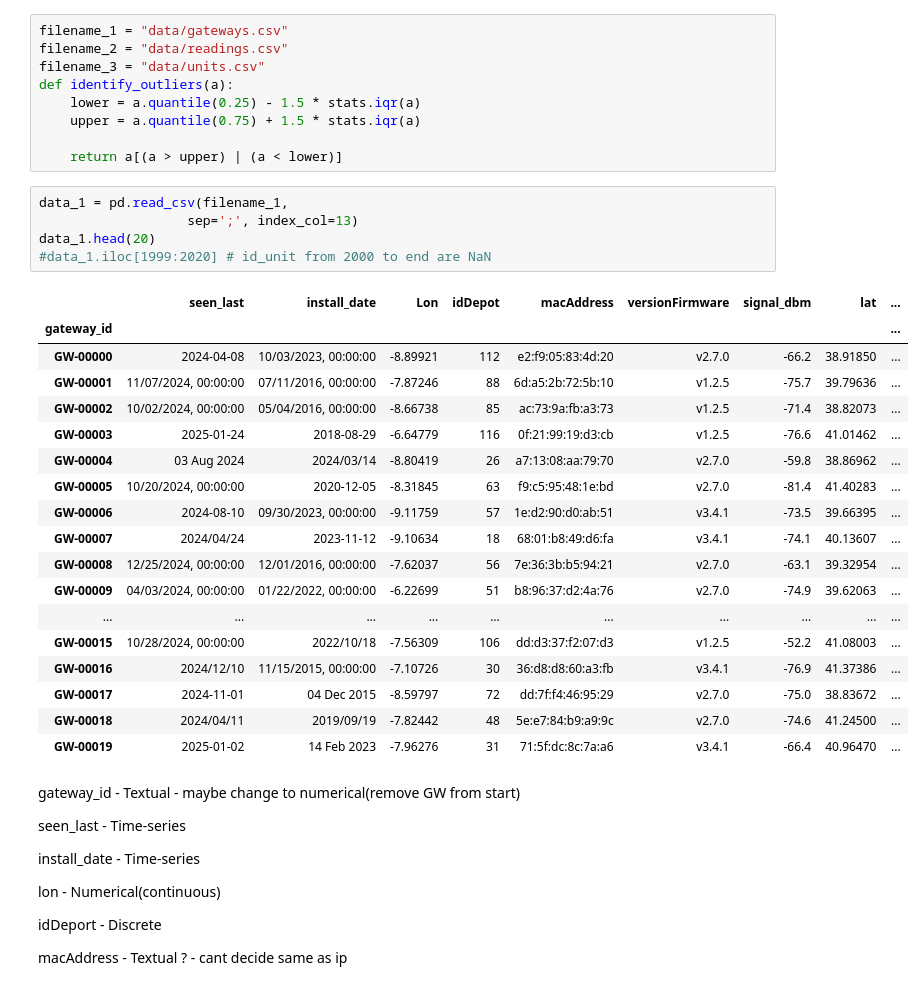
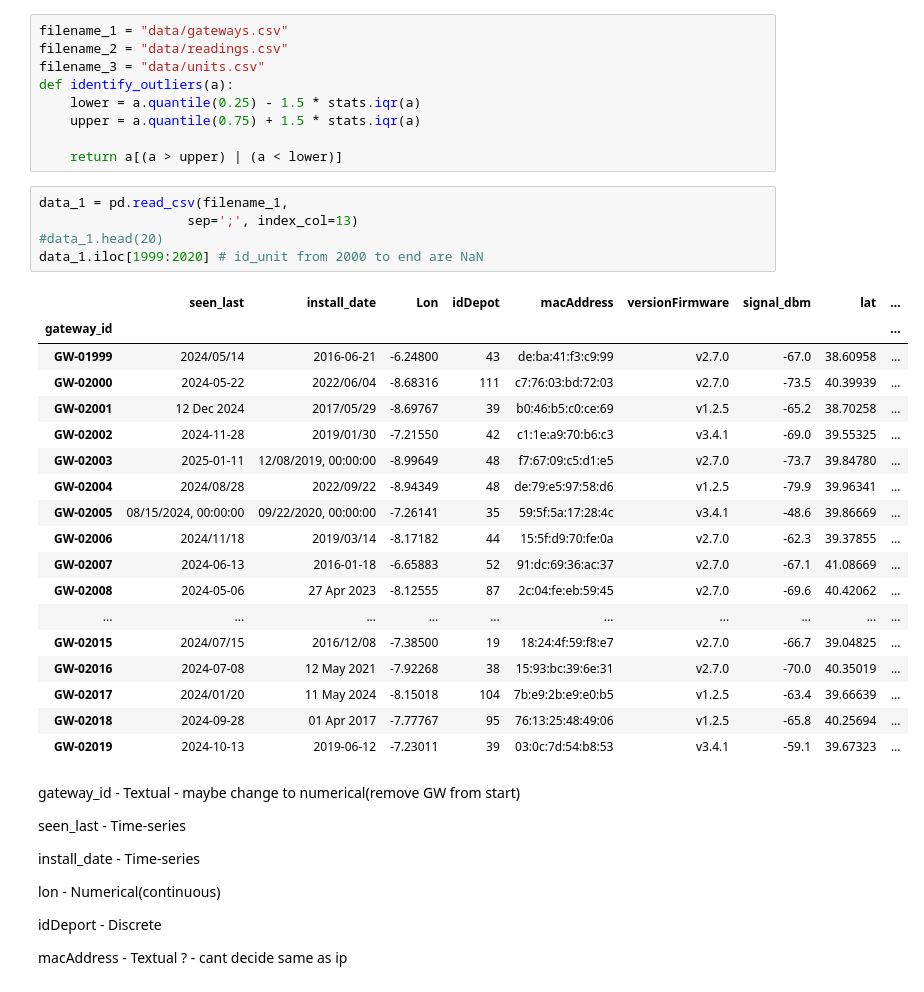
Before and after one commit to Walorean/Iau_project, a Jupyter notebook: test.ipynb, the cells around one changed output. Saved outputs shown, nothing was run; the diff lists cells and outputs as text.

```diff
--- a/test.ipynb
+++ b/test.ipynb
@@ -22,27 +22,27 @@ def identify_outliers(a):
 # %%
 data_1 = pd.read_csv(filename_1,
                    sep=';', index_col=13)
-data_1.head(20)
-#data_1.iloc[1999:2020] # id_unit from 2000 to end are NaN
+#data_1.head(20)
+data_1.iloc[1999:2020] # id_unit from 2000 to end are NaN
 # %% [output]
 |  | seen_last | install_date | Lon | idDepot | macAddress | versionFirmware | signal_dbm | lat | ... |
 | gateway_id |  |  |  |  |  |  |  |  | ... |
-| GW-00000 | 2024-04-08 | 10/03/2023, 00:00:00 | -8.89921 | 112 | e2:f9:05:83:4d:20 | v2.7.0 | -66.2 | 38.91850 | ... |
-| GW-00001 | 11/07/2024, 00:00:00 | 07/11/2016, 00:00:00 | -7.87246 | 88 | 6d:a5:2b:72:5b:10 | v1.2.5 | -75.7 | 39.79636 | ... |
-| GW-00002 | 10/02/2024, 00:00:00 | 05/04/2016, 00:00:00 | -8.66738 | 85 | ac:73:9a:fb:a3:73 | v1.2.5 | -71.4 | 38.82073 | ... |
-| GW-00003 | 2025-01-24 | 2018-08-29 | -6.64779 | 116 | 0f:21:99:19:d3:cb | v1.2.5 | -76.6 | 41.01462 | ... |
-| GW-00004 | 03 Aug 2024 | 2024/03/14 | -8.80419 | 26 | a7:13:08:aa:79:70 | v2.7.0 | -59.8 | 38.86962 | ... |
-| GW-00005 | 10/20/2024, 00:00:00 | 2020-12-05 | -8.31845 | 63 | f9:c5:95:48:1e:bd | v2.7.0 | -81.4 | 41.40283 | ... |
-| GW-00006 | 2024-08-10 | 09/30/2023, 00:00:00 | -9.11759 | 57 | 1e:d2:90:d0:ab:51 | v3.4.1 | -73.5 | 39.66395 | ... |
-| GW-00007 | 2024/04/24 | 2023-11-12 | -9.10634 | 18 | 68:01:b8:49:d6:fa | v3.4.1 | -74.1 | 40.13607 | ... |
-| GW-00008 | 12/25/2024, 00:00:00 | 12/01/2016, 00:00:00 | -7.62037 | 56 | 7e:36:3b:b5:94:21 | v2.7.0 | -63.1 | 39.32954 | ... |
-| GW-00009 | 04/03/2024, 00:00:00 | 01/22/2022, 00:00:00 | -6.22699 | 51 | b8:96:37:d2:4a:76 | v2.7.0 | -74.9 | 39.62063 | ... |
+| GW-01999 | 2024/05/14 | 2016-06-21 | -6.24800 | 43 | de:ba:41:f3:c9:99 | v2.7.0 | -67.0 | 38.60958 | ... |
+| GW-02000 | 2024-05-22 | 2022/06/04 | -8.68316 | 111 | c7:76:03:bd:72:03 | v2.7.0 | -73.5 | 40.39939 | ... |
+| GW-02001 | 12 Dec 2024 | 2017/05/29 | -8.69767 | 39 | b0:46:b5:c0:ce:69 | v1.2.5 | -65.2 | 38.70258 | ... |
+| GW-02002 | 2024-11-28 | 2019/01/30 | -7.21550 | 42 | c1:1e:a9:70:b6:c3 | v3.4.1 | -69.0 | 39.55325 | ... |
+| GW-02003 | 2025-01-11 | 12/08/2019, 00:00:00 | -8.99649 | 48 | f7:67:09:c5:d1:e5 | v2.7.0 | -73.7 | 39.84780 | ... |
+| GW-02004 | 2024/08/28 | 2022/09/22 | -8.94349 | 48 | de:79:e5:97:58:d6 | v1.2.5 | -79.9 | 39.96341 | ... |
+| GW-02005 | 08/15/2024, 00:00:00 | 09/22/2020, 00:00:00 | -7.26141 | 35 | 59:5f:5a:17:28:4c | v3.4.1 | -48.6 | 39.86669 | ... |
+| GW-02006 | 2024/11/18 | 2019/03/14 | -8.17182 | 44 | 15:5f:d9:70:fe:0a | v2.7.0 | -62.3 | 39.37855 | ... |
+| GW-02007 | 2024-06-13 | 2016-01-18 | -6.65883 | 52 | 91:dc:69:36:ac:37 | v2.7.0 | -67.1 | 41.08669 | ... |
+| GW-02008 | 2024-05-06 | 27 Apr 2023 | -8.12555 | 87 | 2c:04:fe:eb:59:45 | v2.7.0 | -69.6 | 40.42062 | ... |
 | ... | ... | ... | ... | ... | ... | ... | ... | ... | ... |
-| GW-00015 | 10/28/2024, 00:00:00 | 2022/10/18 | -7.56309 | 106 | dd:d3:37:f2:07:d3 | v1.2.5 | -52.2 | 41.08003 | ... |
-| GW-00016 | 2024/12/10 | 11/15/2015, 00:00:00 | -7.10726 | 30 | 36:d8:d8:60:a3:fb | v3.4.1 | -76.9 | 41.37386 | ... |
-| GW-00017 | 2024-11-01 | 04 Dec 2015 | -8.59797 | 72 | dd:7f:f4:46:95:29 | v2.7.0 | -75.0 | 38.83672 | ... |
-| GW-00018 | 2024/04/11 | 2019/09/19 | -7.82442 | 48 | 5e:e7:84:b9:a9:9c | v2.7.0 | -74.6 | 41.24500 | ... |
-| GW-00019 | 2025-01-02 | 14 Feb 2023 | -7.96276 | 31 | 71:5f:dc:8c:7a:a6 | v3.4.1 | -66.4 | 40.96470 | ... |
+| GW-02015 | 2024/07/15 | 2016/12/08 | -7.38500 | 19 | 18:24:4f:59:f8:e7 | v2.7.0 | -66.7 | 39.04825 | ... |
+| GW-02016 | 2024-07-08 | 12 May 2021 | -7.92268 | 38 | 15:93:bc:39:6e:31 | v2.7.0 | -70.0 | 40.35019 | ... |
+| GW-02017 | 2024/01/20 | 11 May 2024 | -8.15018 | 104 | 7b:e9:2b:e9:e0:b5 | v1.2.5 | -63.4 | 39.66639 | ... |
+| GW-02018 | 2024-09-28 | 01 Apr 2017 | -7.77767 | 95 | 76:13:25:48:49:06 | v1.2.5 | -65.8 | 40.25694 | ... |
+| GW-02019 | 2024-10-13 | 2019-06-12 | -7.23011 | 39 | 03:0c:7d:54:b8:53 | v3.4.1 | -59.1 | 39.67323 | ... |
 # %% [markdown]
 gateway_id - Textual - maybe change to numerical(remove GW from start)
 
```
Also changed, not shown: parts of 3 cells of this notebook.
